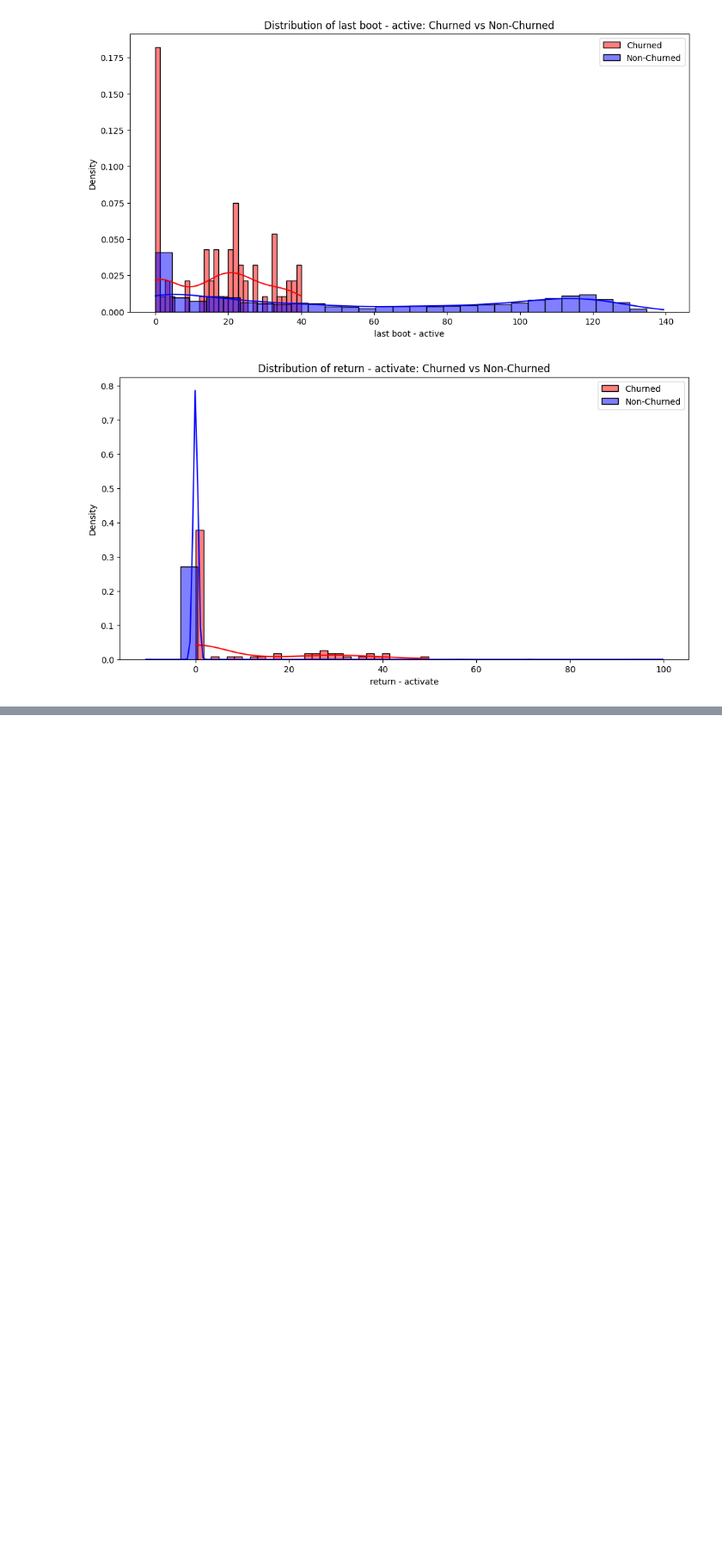
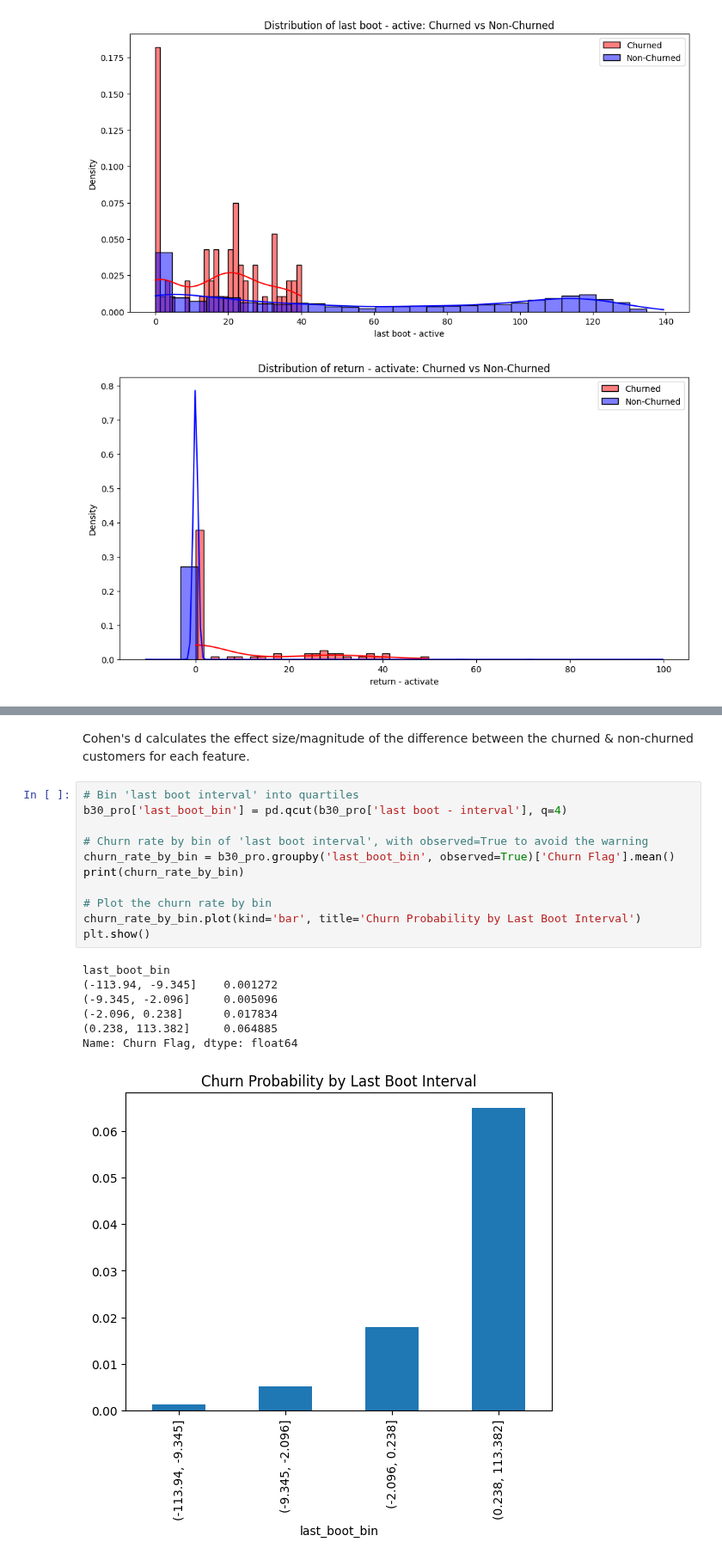
Before and after one commit to ACarrig/NUUMobile1, a Jupyter notebook: B_30_pro_data_analysis.ipynb, the cells around one changed output, grey strips where cells are left out. Shown at 86% size. Drawn from its saved outputs; the diff is of its cells as text; blank space fills up the shorter version.

```diff
--- a/B_30_pro_data_analysis.ipynb
+++ b/B_30_pro_data_analysis.ipynb
@@ -139,0 +158,21 @@ Name: Churn Flag, dtype: float64
+# %% [markdown]
+Cohen's d calculates the effect size/magnitude of the difference between the churned & non-churned customers for each feature.
+# %%
+# Bin 'last boot interval' into quartiles
+b30_pro['last_boot_bin'] = pd.qcut(b30_pro['last boot - interval'], q=4)
+
+# Churn rate by bin of 'last boot interval', with observed=True to avoid the warning
+churn_rate_by_bin = b30_pro.groupby('last_boot_bin', observed=True)['Churn Flag'].mean()
+print(churn_rate_by_bin)
+
+# Plot the churn rate by bin
+churn_rate_by_bin.plot(kind='bar', title='Churn Probability by Last Boot Interval')
+plt.show()
+# %% [output]
+last_boot_bin
+(-113.94, -9.345]    0.001272
+(-9.345, -2.096]     0.005096
+(-2.096, 0.238]      0.017834
+(0.238, 113.382]     0.064885
+Name: Churn Flag, dtype: float64
+[figure, added]
```
Also changed, not shown: parts of 8 cells of this notebook.
